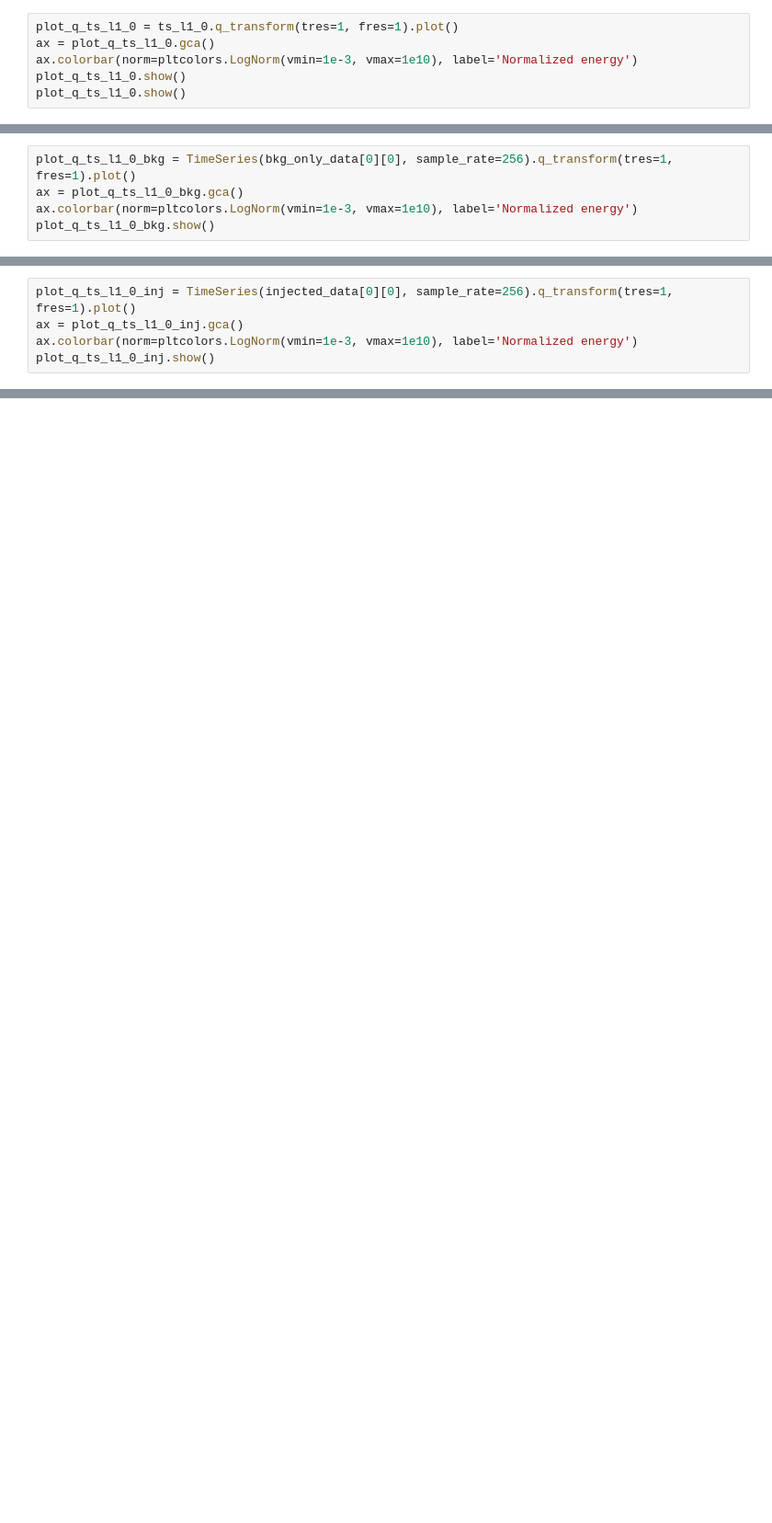
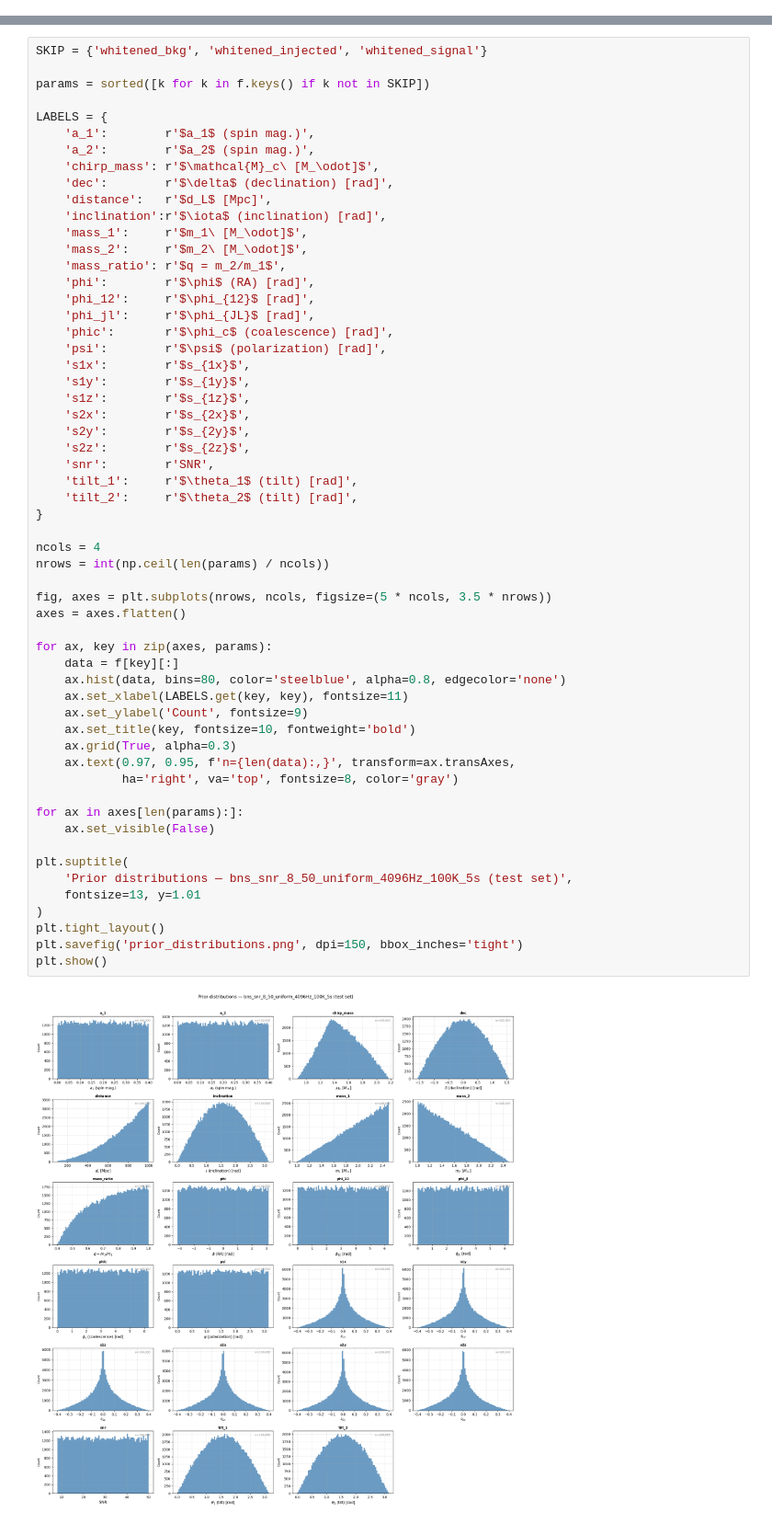
Before and after one commit to kyoon-mit/BNSReg, a Jupyter notebook: notebooks/dataset_inspector.ipynb, the cells around one changed output, grey strips where cells are left out. Shown at 92% size. Cells and saved outputs as stored; diff of their text form; blank space fills up the shorter version.

```diff
--- a/notebooks/dataset_inspector.ipynb
+++ b/notebooks/dataset_inspector.ipynb
@@ -64,6 +7,0 @@ plot.show()
-# %%
-plot_q_ts_l1_0 = ts_l1_0.q_transform(tres=1, fres=1).plot()
-ax = plot_q_ts_l1_0.gca()
-ax.colorbar(norm=pltcolors.LogNorm(vmin=1e-3, vmax=1e10), label='Normalized energy')
-plot_q_ts_l1_0.show()
-plot_q_ts_l1_0.show()
@@ -72,5 +7,0 @@ plot_q_ts_l1_0.show()
-# %%
-plot_q_ts_l1_0_bkg = TimeSeries(bkg_only_data[0][0], sample_rate=256).q_transform(tres=1, fres=1).plot()
-ax = plot_q_ts_l1_0_bkg.gca()
-ax.colorbar(norm=pltcolors.LogNorm(vmin=1e-3, vmax=1e10), label='Normalized energy')
-plot_q_ts_l1_0_bkg.show()
@@ -79,5 +7,0 @@ plot_q_ts_l1_0_bkg.show()
-# %%
-plot_q_ts_l1_0_inj = TimeSeries(injected_data[0][0], sample_rate=256).q_transform(tres=1, fres=1).plot()
-ax = plot_q_ts_l1_0_inj.gca()
-ax.colorbar(norm=pltcolors.LogNorm(vmin=1e-3, vmax=1e10), label='Normalized energy')
-plot_q_ts_l1_0_inj.show()
@@ -246,0 +8,59 @@ plot_bkg_only_data_den.show()
+# %%
+SKIP = {'whitened_bkg', 'whitened_injected', 'whitened_signal'}
+
+params = sorted([k for k in f.keys() if k not in SKIP])
+
+LABELS = {
+    'a_1':        r'$a_1$ (spin mag.)',
+    'a_2':        r'$a_2$ (spin mag.)',
+    'chirp_mass': r'$\mathcal{M}_c\ [M_\odot]$',
+    'dec':        r'$\delta$ (declination) [rad]',
+    'distance':   r'$d_L$ [Mpc]',
+    'inclination':r'$\iota$ (inclination) [rad]',
+    'mass_1':     r'$m_1\ [M_\odot]$',
+    'mass_2':     r'$m_2\ [M_\odot]$',
+    'mass_ratio': r'$q = m_2/m_1$',
+    'phi':        r'$\phi$ (RA) [rad]',
+    'phi_12':     r'$\phi_{12}$ [rad]',
+    'phi_jl':     r'$\phi_{JL}$ [rad]',
+    'phic':       r'$\phi_c$ (coalescence) [rad]',
+    'psi':        r'$\psi$ (polarization) [rad]',
+    's1x':        r'$s_{1x}$',
+    's1y':        r'$s_{1y}$',
+    's1z':        r'$s_{1z}$',
+    's2x':        r'$s_{2x}$',
+    's2y':        r'$s_{2y}$',
+    's2z':        r'$s_{2z}$',
+    'snr':        r'SNR',
+    'tilt_1':     r'$\theta_1$ (tilt) [rad]',
+    'tilt_2':     r'$\theta_2$ (tilt) [rad]',
+}
+
+ncols = 4
+nrows = int(np.ceil(len(params) / ncols))
+
+fig, axes = plt.subplots(nrows, ncols, figsize=(5 * ncols, 3.5 * nrows))
+axes = axes.flatten()
+
+for ax, key in zip(axes, params):
+    data = f[key][:]
+    ax.hist(data, bins=80, color='steelblue', alpha=0.8, edgecolor='none')
+    ax.set_xlabel(LABELS.get(key, key), fontsize=11)
+    ax.set_ylabel('Count', fontsize=9)
+    ax.set_title(key, fontsize=10, fontweight='bold')
+    ax.grid(True, alpha=0.3)
+    ax.text(0.97, 0.95, f'n={len(data):,}', transform=ax.transAxes,
+            ha='right', va='top', fontsize=8, color='gray')
+
+for ax in axes[len(params):]:
+    ax.set_visible(False)
+
+plt.suptitle(
+    'Prior distributions — bns_snr_8_50_uniform_4096Hz_100K_5s (test set)',
+    fontsize=13, y=1.01
+)
+plt.tight_layout()
+plt.savefig('prior_distributions.png', dpi=150, bbox_inches='tight')
+plt.show()
+# %% [output]
+[figure, added]
```
Also changed, not shown: parts of 28 cells of this notebook, 37 other files.
